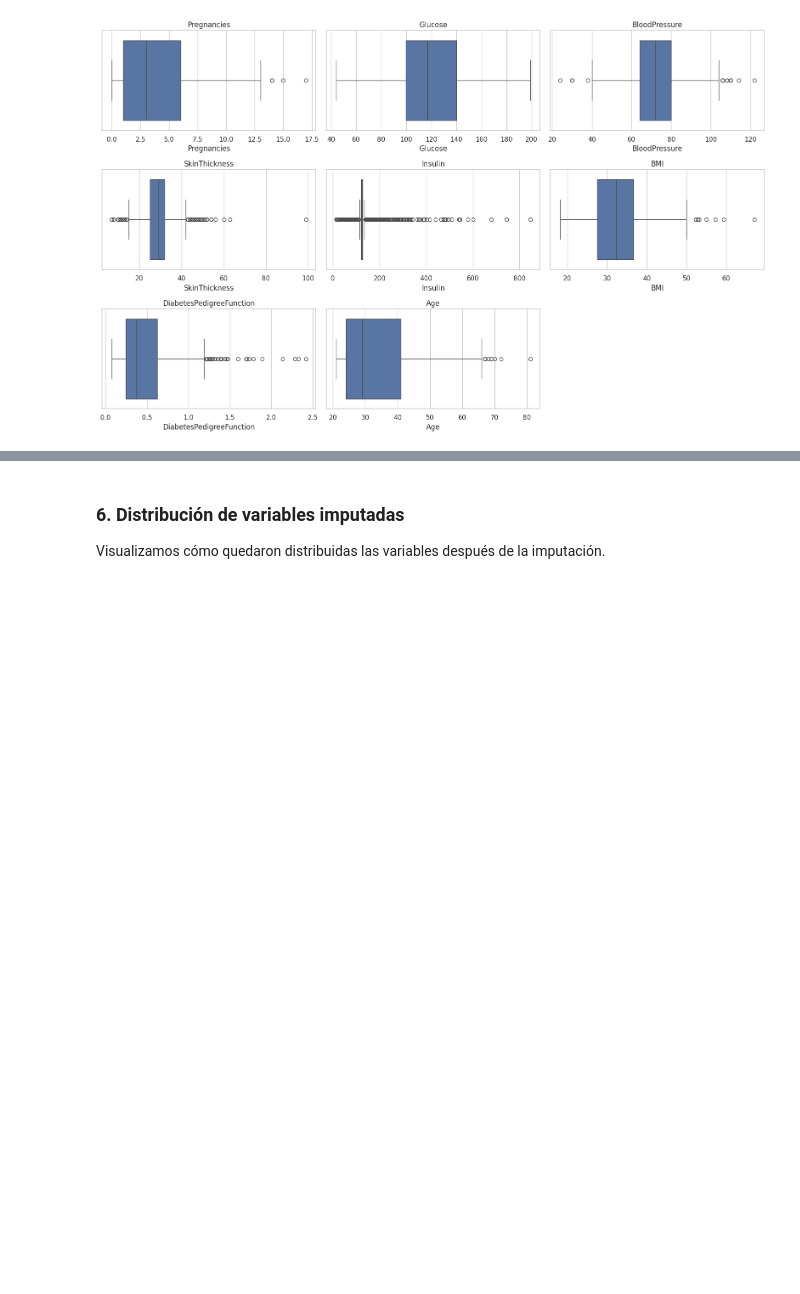
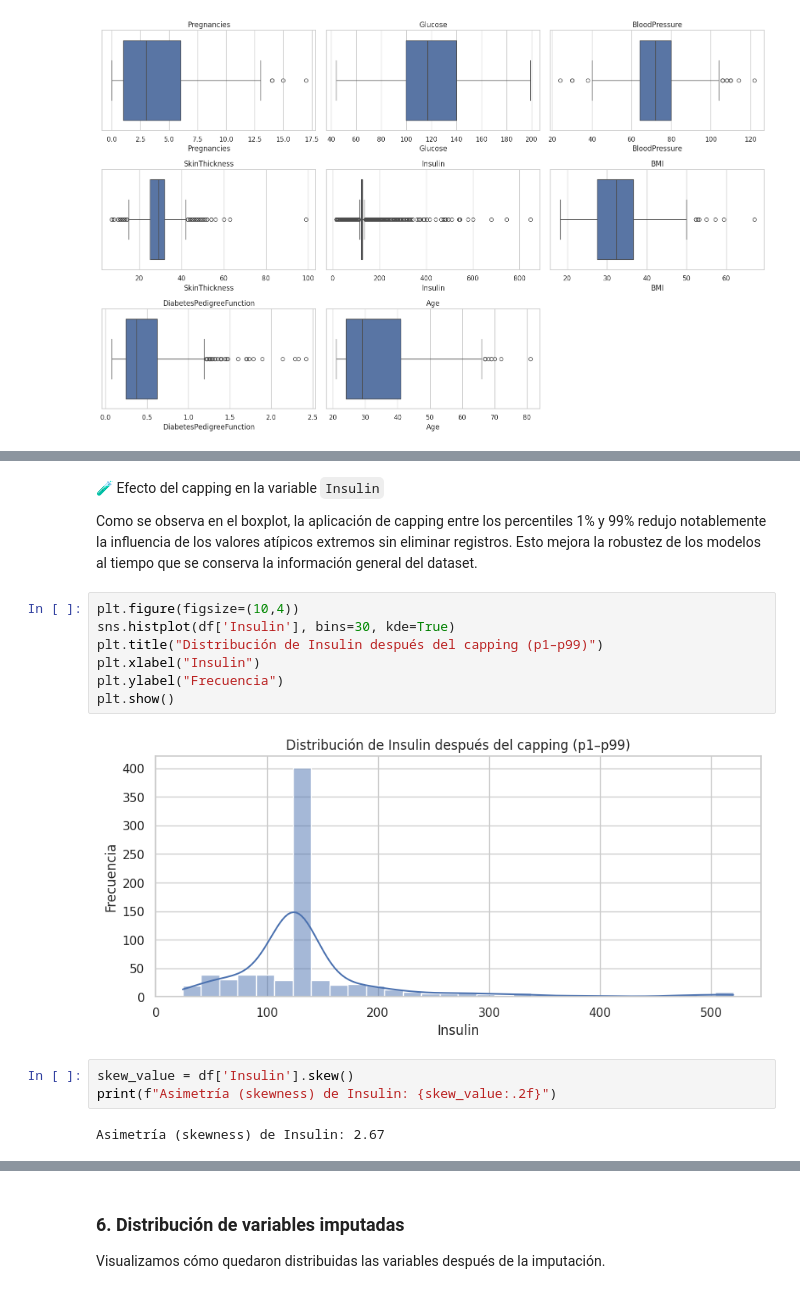
Before and after one commit to alexormx/mlflow-diabetes-prediction, a Jupyter notebook: notebooks/02_preprocessing.ipynb, the cells around one changed output, grey strips where cells are left out. Saved outputs shown, nothing was run; the diff lists cells and outputs as text; blank space fills up the shorter version.

```diff
--- a/notebooks/02_preprocessing.ipynb
+++ b/notebooks/02_preprocessing.ipynb
@@ -98,0 +131,18 @@ plt.show()
+# %% [markdown]
+🧪 Efecto del capping en la variable `Insulin`
+
+Como se observa en el boxplot, la aplicación de capping entre los percentiles 1% y 99% redujo notablemente la influencia de los valores atípicos extremos sin eliminar registros. Esto mejora la robustez de los modelos al tiempo que se conserva la información general del dataset.
+# %%
+plt.figure(figsize=(10,4))
+sns.histplot(df['Insulin'], bins=30, kde=True)
+plt.title("Distribución de Insulin después del capping (p1–p99)")
+plt.xlabel("Insulin")
+plt.ylabel("Frecuencia")
+plt.show()
+# %% [output]
+[figure, added]
+# %%
+skew_value = df['Insulin'].skew()
+print(f"Asimetría (skewness) de Insulin: {skew_value:.2f}")
+# %% [output]
+Asimetría (skewness) de Insulin: 2.67
```
Also changed, not shown: parts of 7 cells of this notebook.
